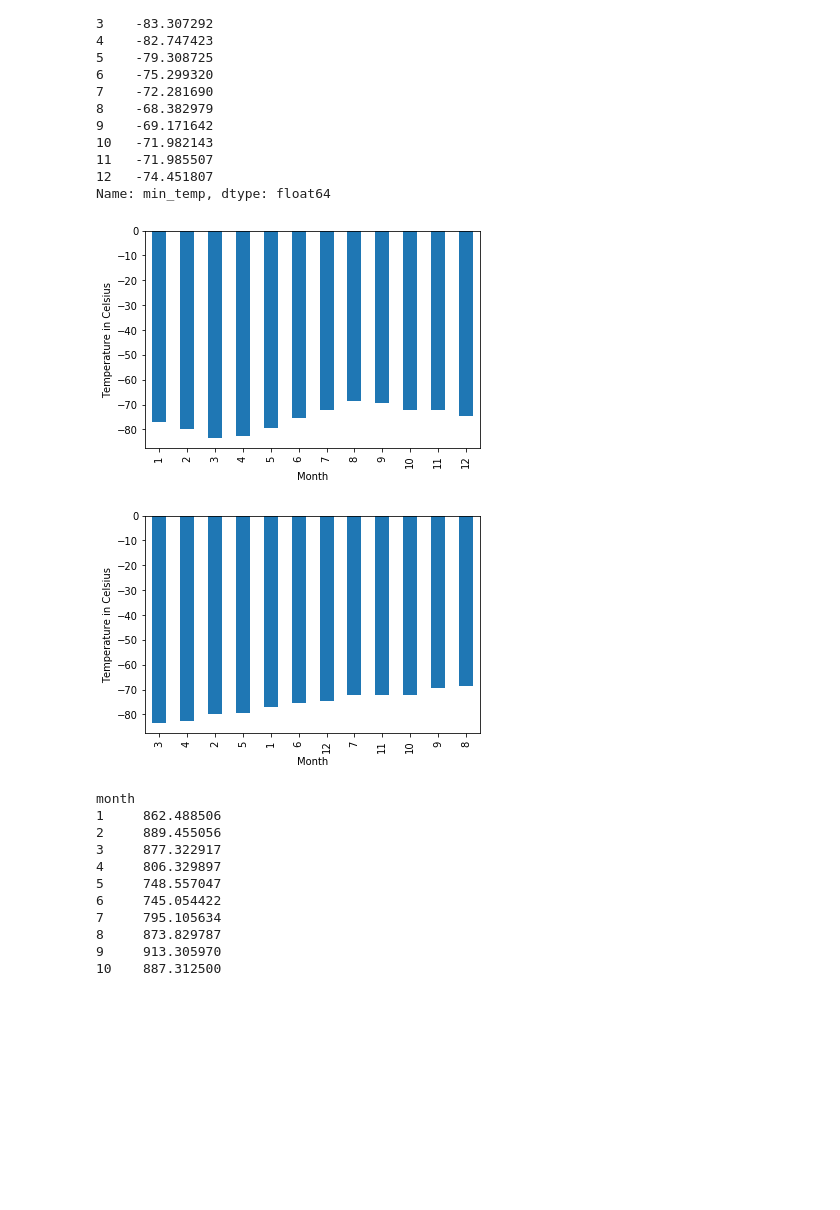
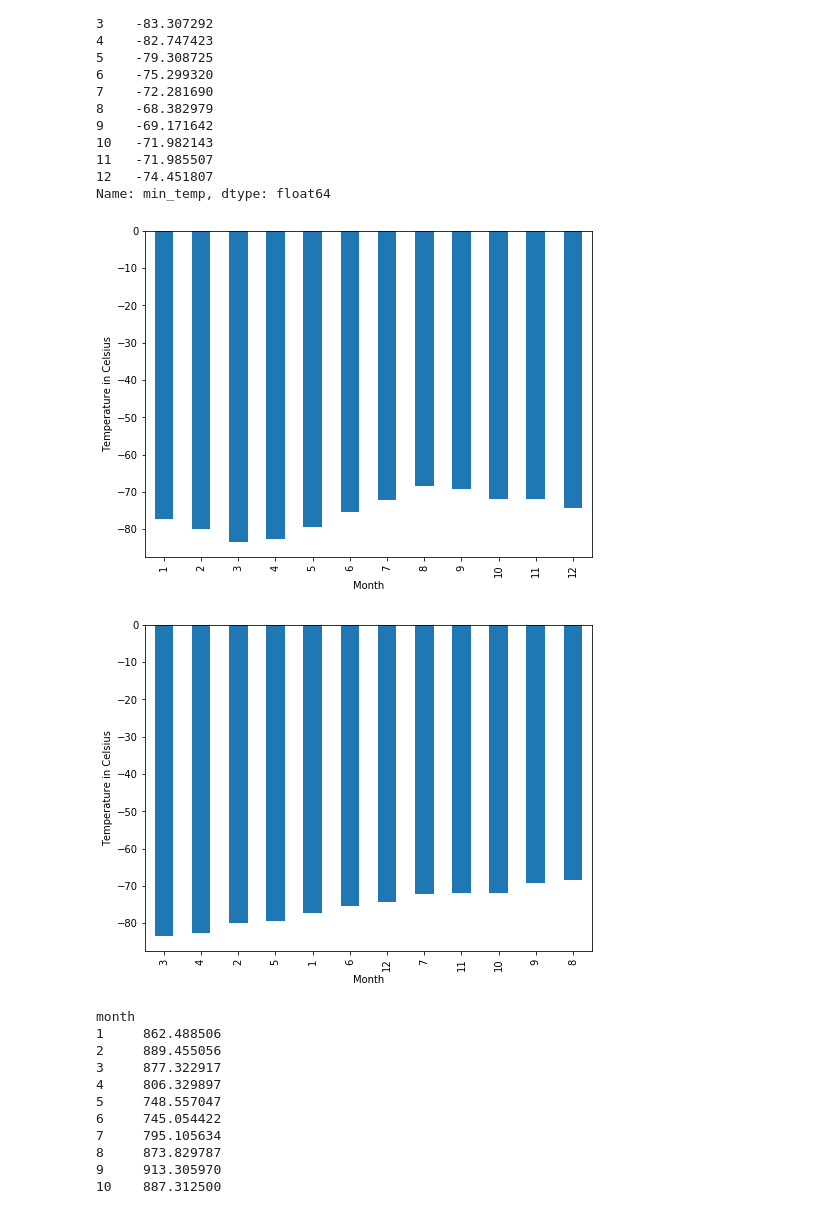
Before and after one commit to jennyalfi/data-collection-challenge, a Jupyter notebook: part_2_mars_weather.ipynb, the cells around one changed output. Saved outputs shown, nothing was run; the diff lists cells and outputs as text; code cells hidden in the pictures; blank space fills up the shorter version.

```diff
--- a/part_2_mars_weather.ipynb
+++ b/part_2_mars_weather.ipynb
@@ -246,21 +246,22 @@ Name: min_temp, dtype: float64
 # %%
 # Plot the average temperature by month
 
-ave_low_temp.plot(kind="bar")
+ave_low_temp.plot(kind="bar", figsize=(8,6))
 plt.xlabel("Month")
 plt.ylabel("Temperature in Celsius")
 plt.show()
 # %% [output]
-[figure, old version]
+[figure, new version]
 # %%
 # Identify the coldest and hottest months in Curiosity's location
 ave_low_temp_asc = ave_low_temp.sort_values()
-ave_low_temp_asc.plot(kind="bar")
+ave_low_temp_asc.plot(kind="bar", figsize=(8,6))
 plt.xlabel("Month")
 plt.ylabel("Temperature in Celsius")
+plt.savefig("Images/tempasc_mars.png")
 plt.show()
 # %% [output]
-[figure, old version]
+[figure, new version]
 # %%
 # 4. Average pressure by Martian month
 
```
Also changed, not shown: parts of 6 cells of this notebook, 8 other files.
